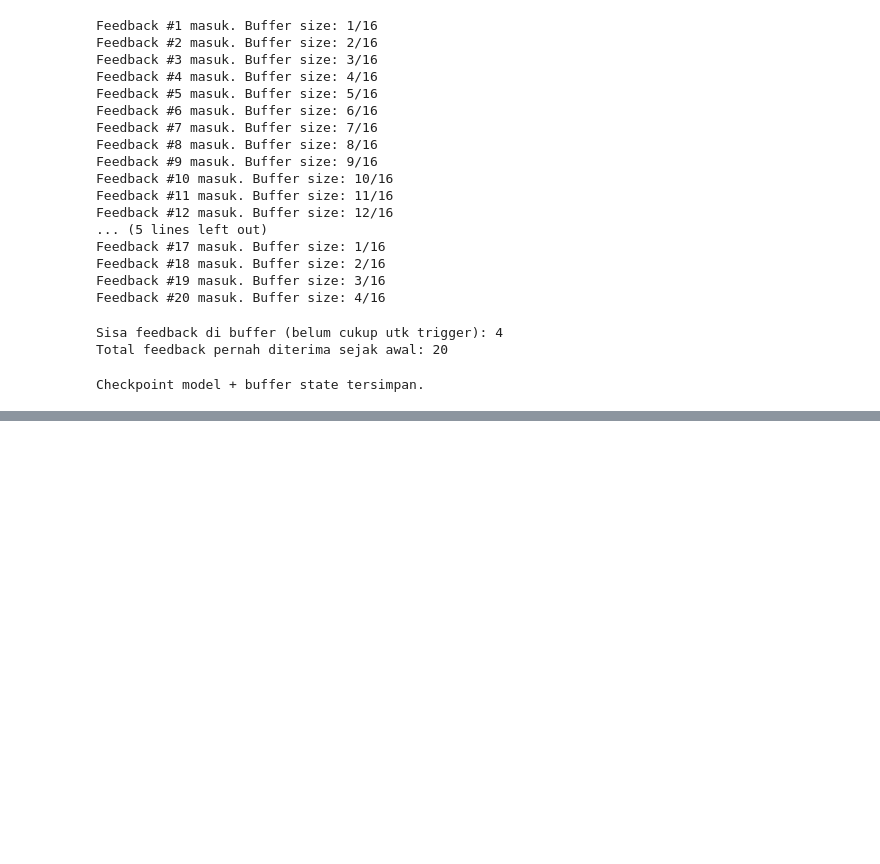
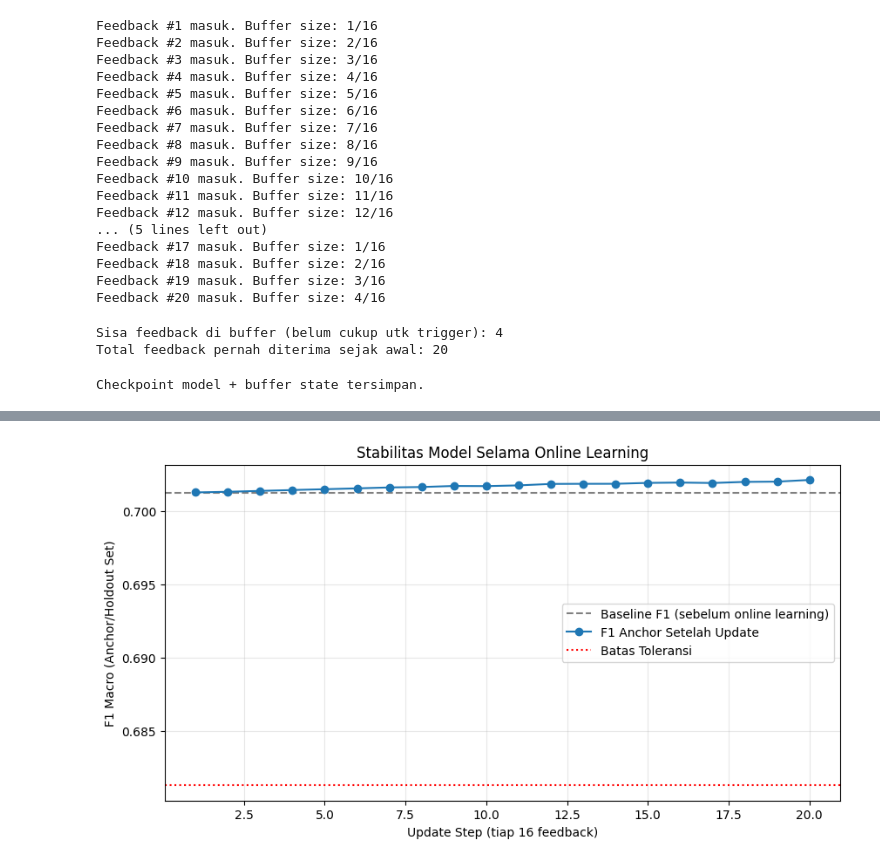
Before and after one commit to Ariqueeezz/Enterprise-Brand-Sentiment-and-Campaign-Analytics-Pipeline, a Jupyter notebook: Epic_EBSCAP_9.ipynb, the cells around one changed output, grey strips where cells are left out. Cells and saved outputs as stored; diff of their text form; code cells hidden in the pictures; blank space fills up the shorter version.

```diff
--- a/Epic_EBSCAP_9.ipynb
+++ b/Epic_EBSCAP_9.ipynb
@@ -861,0 +904,8 @@ Checkpoint model + buffer state tersimpan.
+# %%
+FORGETTING_THRESHOLD = 0.02  # toleransi penurunan F1 macro maksimal 2 poin (bisa disesuaikan)
+
+if f1_drop > FORGETTING_THRESHOLD:
+    print(f"⚠️ WARNING: Penurunan F1 ({f1_drop:.4f}) melebihi threshold ({FORGETTING_THRESHOLD}).")
+    print("Indikasi catastrophic forgetting terjadi — perlu mitigasi (lihat Step 5).")
+else:
+    print(f"✅ Model stabil. Penurunan F1 ({f1_drop:.4f}) masih dalam batas toleransi ({FORGETTING_THRESHOLD}).")
@@ -861,0 +964,17 @@ Checkpoint model + buffer state tersimpan.
+# %%
+import matplotlib.pyplot as plt
+
+df_history = pd.DataFrame(anchor_history)
+
+plt.figure(figsize=(10, 5))
+plt.axhline(y=anchor_f1_before, color='gray', linestyle='--', label='Baseline F1 (sebelum online learning)')
+plt.plot(df_history["update_step"], df_history["f1_macro"], marker='o', label='F1 Anchor Setelah Update')
+plt.axhline(y=anchor_f1_before - FORGETTING_THRESHOLD, color='red', linestyle=':', label='Batas Toleransi')
+plt.xlabel("Update Step (tiap 16 feedback)")
+plt.ylabel("F1 Macro (Anchor/Holdout Set)")
+plt.title("Stabilitas Model Selama Online Learning")
+plt.legend()
+plt.grid(alpha=0.3)
+plt.show()
+# %% [output]
+[figure, added]
```
Also changed, not shown: parts of 23 cells of this notebook.
